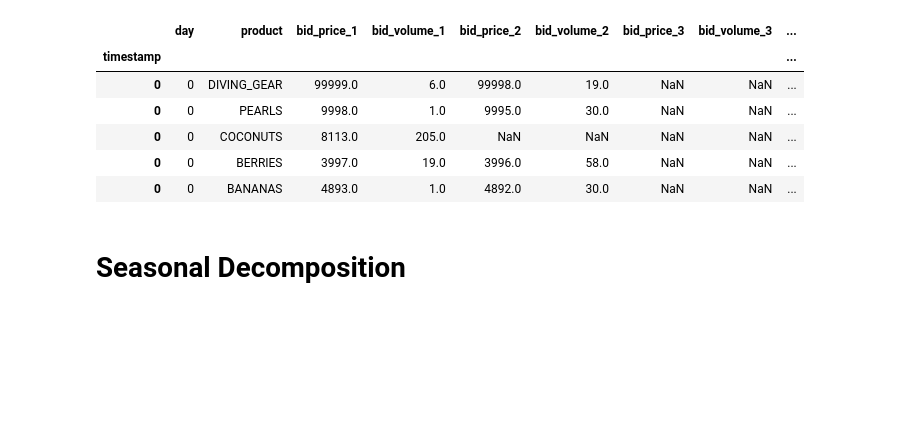
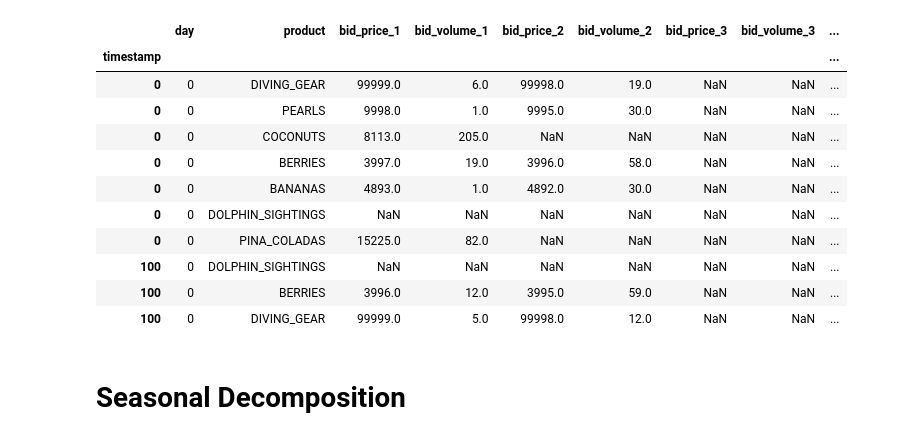
Before and after one commit to kzqiu/imc-2023, a Jupyter notebook: round3/analysis/check_time_series.ipynb, the cells around one changed output. Saved outputs shown, nothing was run; the diff lists cells and outputs as text; code cells hidden in the pictures; blank space fills up the shorter version.

Commit message:
changed head

```diff
--- a/round3/analysis/check_time_series.ipynb
+++ b/round3/analysis/check_time_series.ipynb
@@ -16,16 +16,21 @@ sns.set_style('whitegrid')
 # %%
 df = pd.read_csv('../data/prices_round_3_day_0.csv', index_col='timestamp', delimiter=';')
 df1 = pd.read_csv('../data/prices_round_3_day_1.csv', index_col='timestamp', delimiter=';')
 df2 = pd.read_csv('../data/prices_round_3_day_2.csv', index_col='timestamp', delimiter=';')
-df.head()
+df.head(10)
 # %% [output]
 |  | day | product | bid_price_1 | bid_volume_1 | bid_price_2 | bid_volume_2 | bid_price_3 | bid_volume_3 | ... |
 | timestamp |  |  |  |  |  |  |  |  | ... |
 | 0 | 0 | DIVING_GEAR | 99999.0 | 6.0 | 99998.0 | 19.0 | NaN | NaN | ... |
 | 0 | 0 | PEARLS | 9998.0 | 1.0 | 9995.0 | 30.0 | NaN | NaN | ... |
 | 0 | 0 | COCONUTS | 8113.0 | 205.0 | NaN | NaN | NaN | NaN | ... |
 | 0 | 0 | BERRIES | 3997.0 | 19.0 | 3996.0 | 58.0 | NaN | NaN | ... |
 | 0 | 0 | BANANAS | 4893.0 | 1.0 | 4892.0 | 30.0 | NaN | NaN | ... |
+| 0 | 0 | DOLPHIN_SIGHTINGS | NaN | NaN | NaN | NaN | NaN | NaN | ... |
+| 0 | 0 | PINA_COLADAS | 15225.0 | 82.0 | NaN | NaN | NaN | NaN | ... |
+| 100 | 0 | DOLPHIN_SIGHTINGS | NaN | NaN | NaN | NaN | NaN | NaN | ... |
+| 100 | 0 | BERRIES | 3996.0 | 12.0 | 3995.0 | 59.0 | NaN | NaN | ... |
+| 100 | 0 | DIVING_GEAR | 99999.0 | 5.0 | 99998.0 | 12.0 | NaN | NaN | ... |
 # %% [markdown]
 # Seasonal Decomposition
 # %%
```
Also changed, not shown: parts of 13 cells of this notebook.
